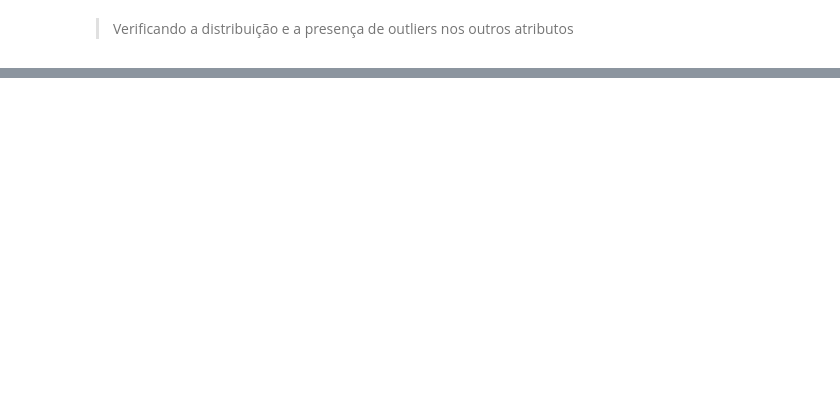
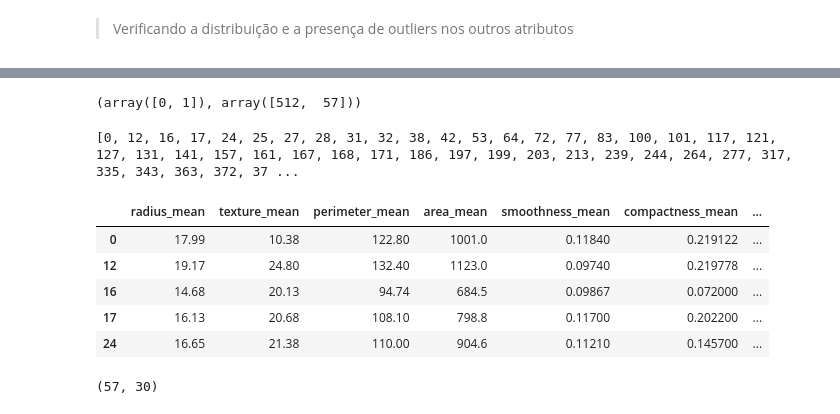
Before and after one commit to eldercamposds/Breast-Cancer-Wisconsin-Diagnostic-Data-Set., a Jupyter notebook: Breast_Cancer_Wisconsin_(Diagnostic)_Data_Set.ipynb, the cells around one changed output, grey strips where cells are left out. Saved outputs shown, nothing was run; the diff lists cells and outputs as text; code cells hidden in the pictures; blank space fills up the shorter version.

Commit message:
tratando outliers

```diff
--- a/Breast_Cancer_Wisconsin_(Diagnostic)_Data_Set.ipynb
+++ b/Breast_Cancer_Wisconsin_(Diagnostic)_Data_Set.ipynb
@@ -247,0 +284,4 @@ SeriesGroupBy.grouper is deprecated and will be removed in a future version of p
+# %%
+detector = KNN()
+# %%
+detector.fit(data2)
@@ -247,0 +292,5 @@ SeriesGroupBy.grouper is deprecated and will be removed in a future version of p
+# %%
+# 1 = outlier
+# 0 != outlier
+previsoes = detector.labels_
+previsoes
@@ -247,0 +315,29 @@ SeriesGroupBy.grouper is deprecated and will be removed in a future version of p
+# %%
+# contagem de outliers
+np.unique(previsoes, return_counts=True)
+# %% [output]
+(array([0, 1]), array([512,  57]))
+# %%
+#lista com outliers
+outliers = []
+for i in range(len(previsoes)):
+  if previsoes[i] == 1:
+    outliers.append(i)
+# %%
+print(outliers)
+# %% [output]
+[0, 12, 16, 17, 24, 25, 27, 28, 31, 32, 38, 42, 53, 64, 72, 77, 83, 100, 101, 117, 121, 127, 131, 141, 157, 161, 167, 168, 171, 186, 197, 199, 203, 213, 239, 244, 264, 277, 317, 335, 343, 363, 372, 37 ...
+# %%
+lista_outlier = data2.iloc[outliers, :]
+lista_outlier.head()
+# %% [output]
+|  | radius_mean | texture_mean | perimeter_mean | area_mean | smoothness_mean | compactness_mean | ... |
+| 0 | 17.99 | 10.38 | 122.80 | 1001.0 | 0.11840 | 0.219122 | ... |
+| 12 | 19.17 | 24.80 | 132.40 | 1123.0 | 0.09740 | 0.219778 | ... |
+| 16 | 14.68 | 20.13 | 94.74 | 684.5 | 0.09867 | 0.072000 | ... |
+| 17 | 16.13 | 20.68 | 108.10 | 798.8 | 0.11700 | 0.202200 | ... |
+| 24 | 16.65 | 21.38 | 110.00 | 904.6 | 0.11210 | 0.145700 | ... |
+# %%
+lista_outlier.shape
+# %% [output]
+(57, 30)
```
Also changed, not shown: parts of 14 cells of this notebook.
